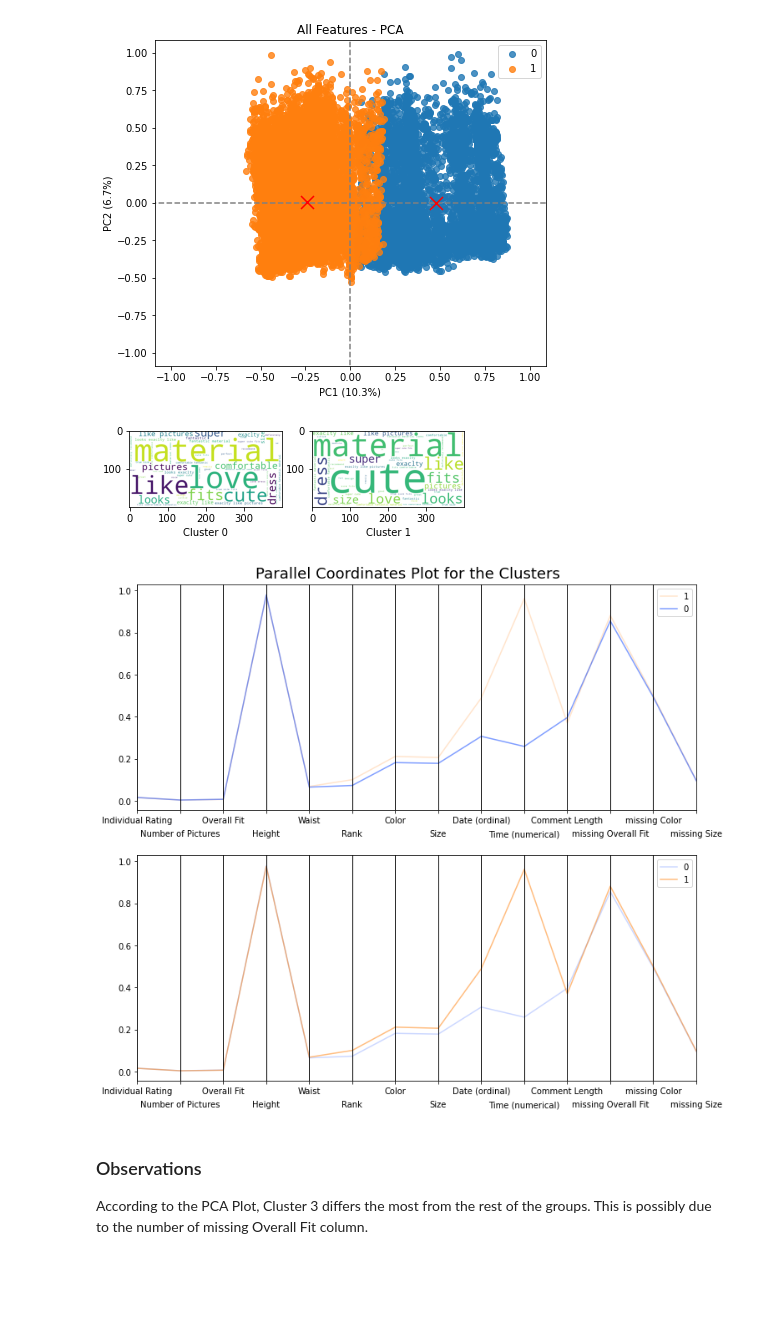
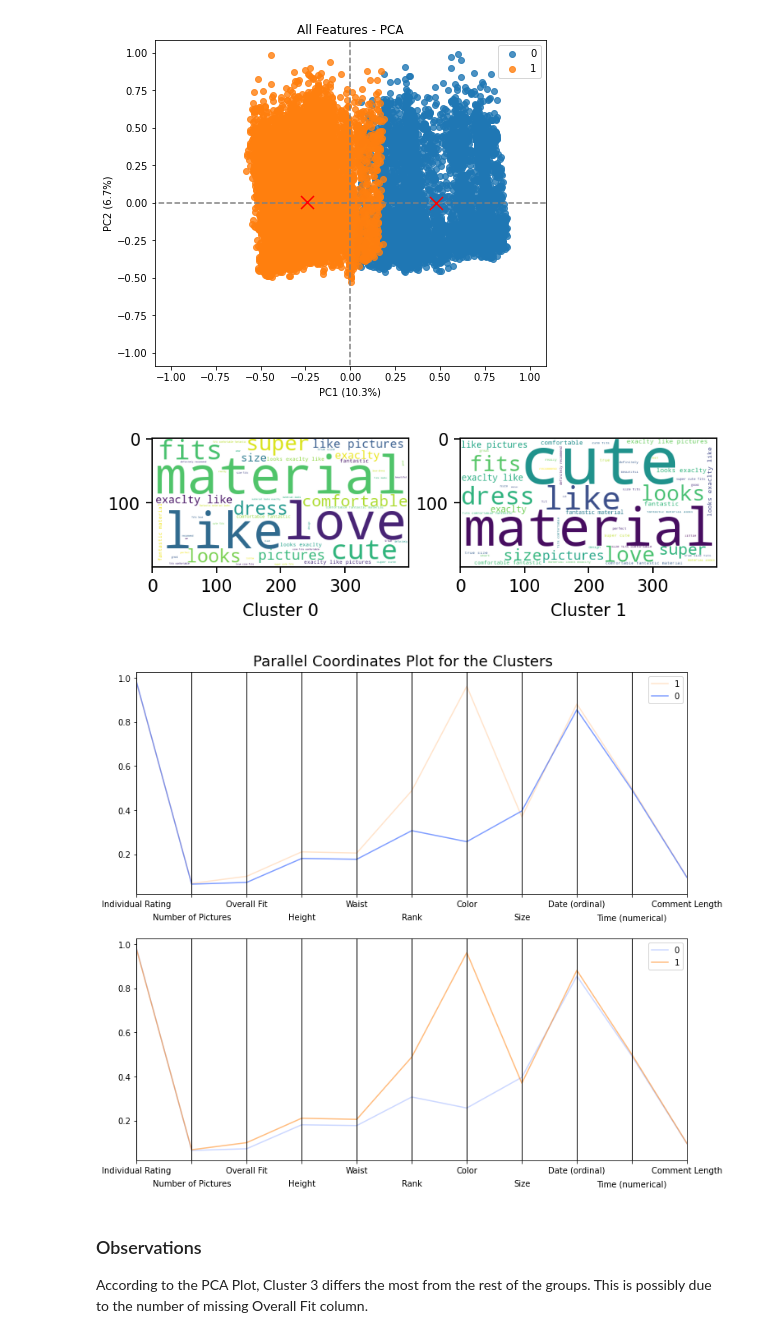
Before and after one commit to mikhaelamartin/Zaful-Classification, a Jupyter notebook: jupyter notebooks/Zaful Exploration Notebook.ipynb, the cells around one changed output. Saved outputs shown, nothing was run; the diff lists cells and outputs as text; code cells hidden in the pictures; blank space fills up the shorter version.

```diff
--- a/jupyter notebooks/Zaful Exploration Notebook.ipynb
+++ b/jupyter notebooks/Zaful Exploration Notebook.ipynb
@@ -594,6 +595,7 @@ Most Prominent Words
 #reviews_normalized.to_csv(r'reviews_normalized.csv',index=False)
 
 reviews_normalized = pd.read_csv(r'reviews_normalized.csv')
+reviews_cleaned = pd.read_csv(r'../data/reviews_cleaned_before_normalized.csv')
 # %%
 reviews_normalized.head()
 # %% [output]
@@ -762,4 +752,4 @@ tfidffeature_names.extend(['Individual Rating', 'Number of Pictures', 'Overall F
 
 tfidfdense = tfidfcomments_matrix.todense()
 tfidfdenselist = tfidfdense.tolist()
-tfidfcomments_combined = csr_matrix(tfidfdenselist)
+tfidfcomments_combined = csr_matrix(np.concatenate([tfidfdenselist,reviews_normalized], axis=1))
@@ -966,21 +1005,19 @@ reviews_normalized_clustered['kmeans2_exclude'] = kmean_indices
 zero_group = reviews_normalized_clustered[reviews_normalized_clustered['kmeans2_exclude'] == 0].index
 one_group = reviews_normalized_clustered[reviews_normalized_clustered['kmeans2_exclude'] == 1].index
 # %%
-#fig, ax = plt.subplots(2,1,figsize=(20,12))
-df = pd.DataFrame(tfidfdenselist, columns=tfidffeature_names[:-11])
-fig = plt.figure()
-ax = fig.add_subplot(2,2,1)
-plt.imshow(WordCloud(background_color="white", max_words=50).generate_from_frequencies(df.iloc[zero_group,:].T.sum(axis=1)))
+fig = plt.figure(dpi=160)
+ax = fig.add_subplot(1,2,1)
+plt.imshow(WordCloud(background_color="white", max_words=50).generate_from_frequencies(pd.DataFrame(data=model.cluster_centers_,columns=tfidffeature_names).iloc[0,:-11]))
 plt.xlabel('Cluster 0')
-ax = fig.add_subplot(2,2,2)
-plt.imshow(WordCloud(background_color="white", max_words=50).generate_from_frequencies(df.iloc[one_group,:].T.sum(axis=1)))
+ax = fig.add_subplot(1,2,2)
+plt.imshow(WordCloud(background_color="white", max_words=50).generate_from_frequencies(pd.DataFrame(data=model.cluster_centers_,columns=tfidffeature_names).iloc[1,:-11]))
 plt.xlabel('Cluster 1')
-plt.savefig('Exclude Missing Features - Cluster WordClouds')
+plt.savefig('All Features - Cluster WordClouds')
 # %% [output]
-[figure, old version]
+[figure, new version]
 # %%
 from pandas.plotting import parallel_coordinates
-clustered = pd.DataFrame(model.cluster_centers_[:,-14:],  columns=reviews_normalized.columns[:14])
+clustered = pd.DataFrame(model.cluster_centers_[:,-11:],  columns=reviews_normalized.columns[:11])
 clustered["cluster"] = np.unique(kmean_indices)
 
 # Display parallel coordinates plots, one for each cluster
@@ -988,7 +1025,7 @@ palette = sns.color_palette("bright", 10)
 display_parallel_coordinates(clustered, 2)
 plt.savefig('Exclude Missing Feature - Non-Text Features Plot')
 # %% [output]
-[figure, old version]
+[figure, new version]
 # %% [markdown]
 ### Observations
 
```
Also changed, not shown: parts of 15 cells of this notebook, 6 other files.
